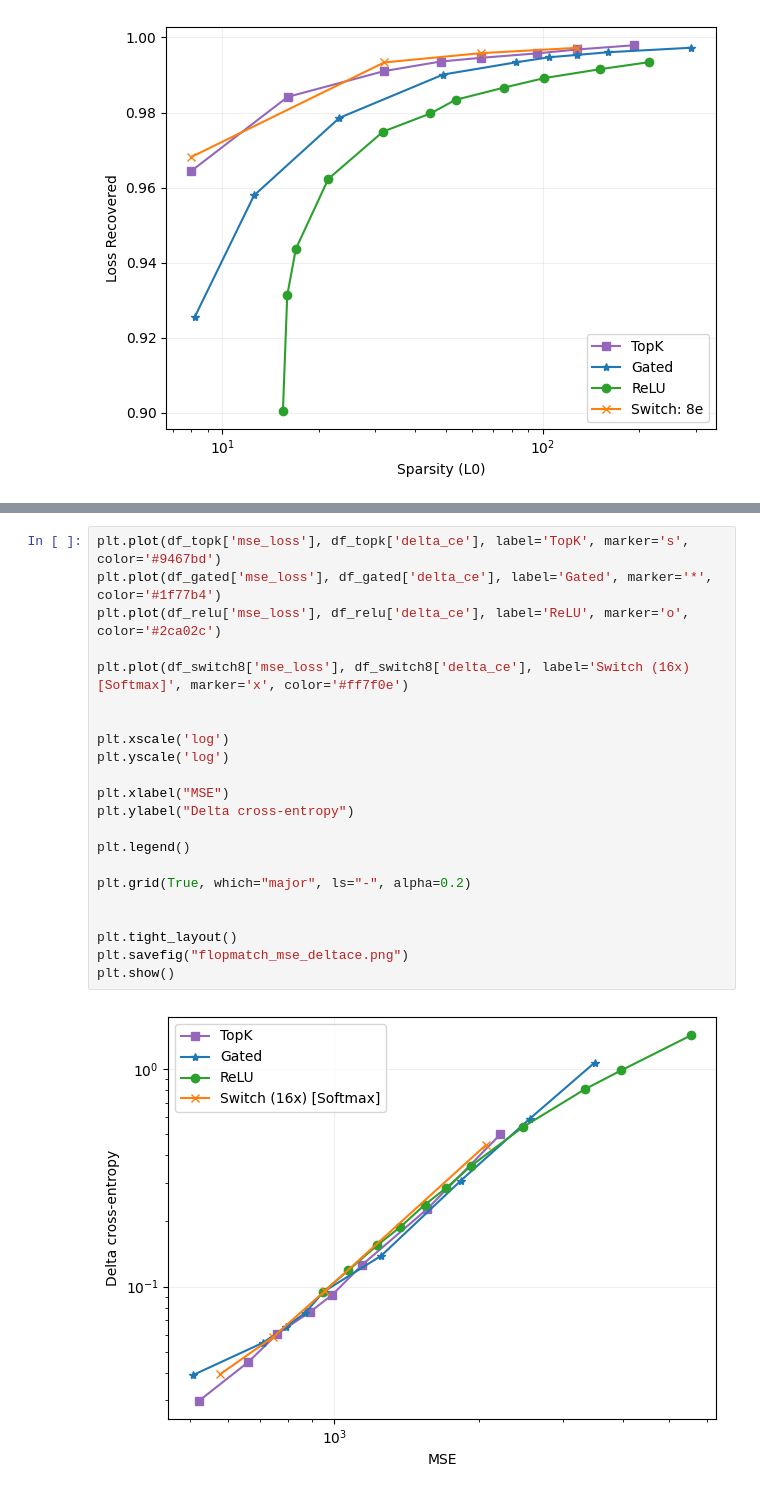
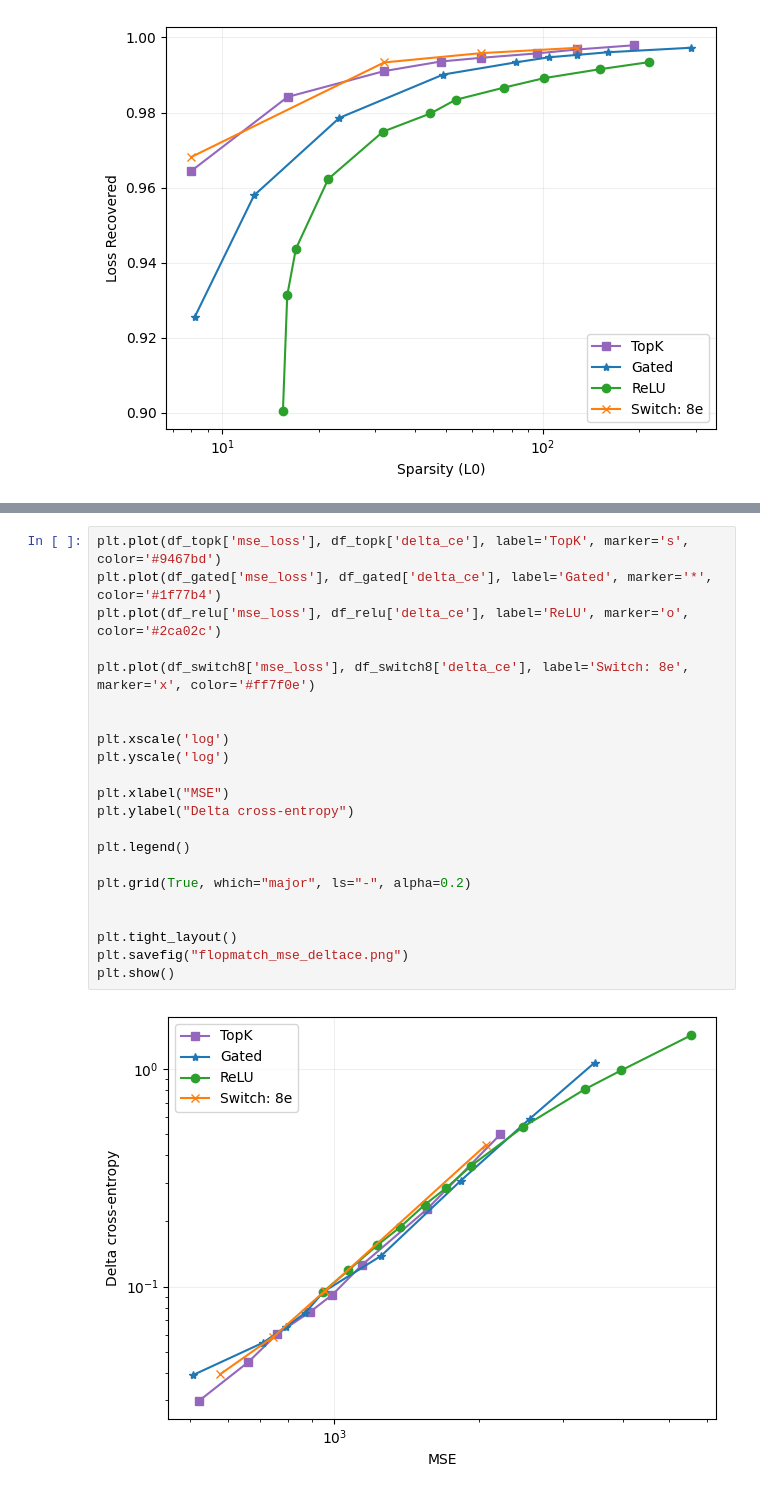
Before and after one commit to amudide/switch_sae, a Jupyter notebook: results/primary/primary-flop-match.ipynb, the cells around one changed output, grey strips where cells are left out. Cells and saved outputs as stored; diff of their text form.

```diff
--- a/results/primary/primary-flop-match.ipynb
+++ b/results/primary/primary-flop-match.ipynb
@@ -128,24 +176,24 @@ plt.show()
 # %%
 plt.plot(df_topk['mse_loss'], df_topk['delta_ce'], label='TopK', marker='s', color='#9467bd')
 plt.plot(df_gated['mse_loss'], df_gated['delta_ce'], label='Gated', marker='*', color='#1f77b4')
 plt.plot(df_relu['mse_loss'], df_relu['delta_ce'], label='ReLU', marker='o', color='#2ca02c')
 
-plt.plot(df_switch8['mse_loss'], df_switch8['delta_ce'], label='Switch (16x) [Softmax]', marker='x', color='#ff7f0e')
+plt.plot(df_switch8['mse_loss'], df_switch8['delta_ce'], label='Switch: 8e', marker='x', color='#ff7f0e')
 
 
 plt.xscale('log')
 plt.yscale('log')
 
 plt.xlabel("MSE")
 plt.ylabel("Delta cross-entropy")
 
 plt.legend()
 
 plt.grid(True, which="major", ls="-", alpha=0.2)
 
 
 plt.tight_layout()
 plt.savefig("flopmatch_mse_deltace.png")
 plt.show()
 # %% [output]
-[figure, old version]
+[figure, new version]
```
Also changed, not shown: parts of 8 cells of this notebook, 12 other files.
